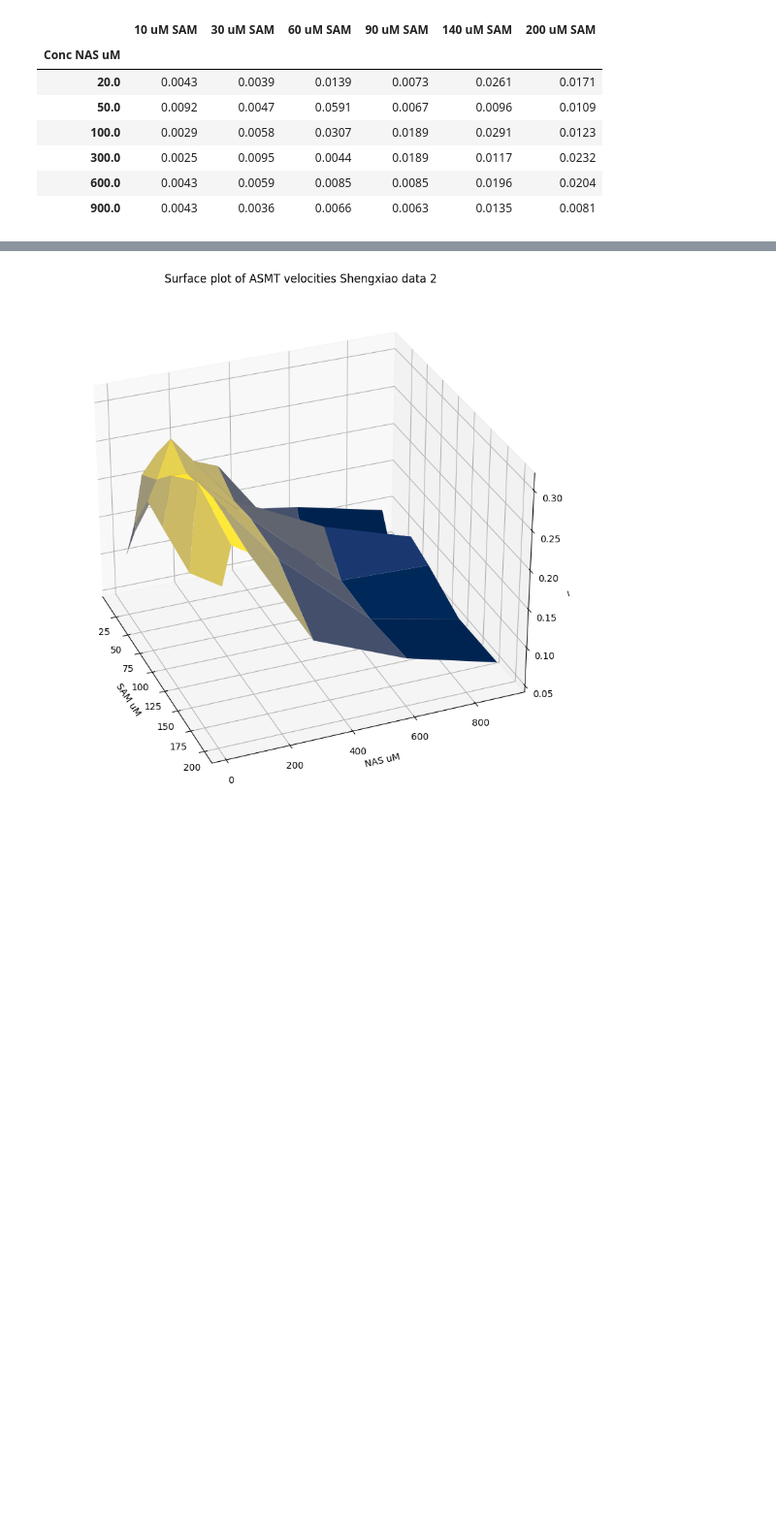
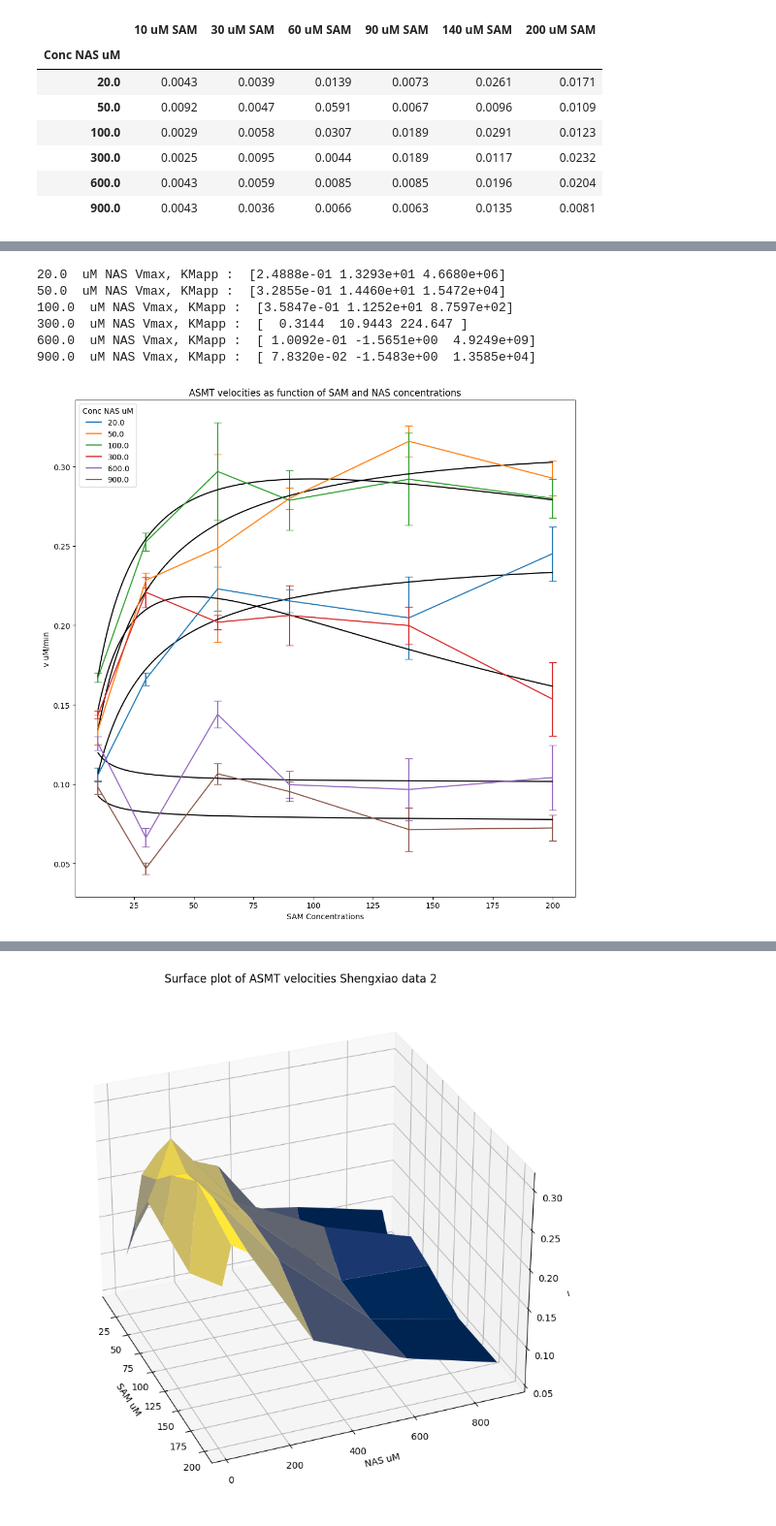
Before and after one commit to Qflow777/BiBi_enzyme_kinetics, a Jupyter notebook: BiBi_seq.ipynb, the cells around one changed output, grey strips where cells are left out. Shown at 97% size. Cells and saved outputs as stored; diff of their text form; code cells hidden in the pictures; blank space fills up the shorter version.

```diff
--- a/BiBi_seq.ipynb
+++ b/BiBi_seq.ipynb
@@ -17,6 +17,23 @@ def michaelis_menten(substrate, v_max, k_m):
       The reaction velocity.
   """
   return (v_max * substrate) / (k_m + substrate)
+# %%
+import numpy as np
+from scipy.optimize import curve_fit
+
+def michaelis_menten_substrate_inhibition(substrate, v_max, k_m, k_i):
+  """
+  This function defines the Michaelis-Menten equation.
+
+  Args:
+      substrate: The concentration of the substrate.
+      v_max: The maximum reaction velocity.
+      k_m: The Michaelis constant.
+
+  Returns:
+      The reaction velocity.
+  """
+  return (v_max * substrate) / (k_m + substrate + substrate*substrate/k_i)
 # %% [markdown]
 From Marangoni, Alejandro G., Enzyme kinetics : A modern approach 2003, Wiley
 ![picture](https://drive.google.com/uc?id=1WuEcGPH00CQM7L2Eivc4Oed3s5TIFjEj)
@@ -433 +529,52 @@ plt.show()
+# %%
+# Plot for fixed NAS conc and fit MM equation with substrate inhibition see e.g.:
+
+'''
+Vallejos-Baccelliere, G., Kaufman, S. B., González-Lebrero, R. M., Castro-Fernandez, V., & Guixé, V. (2022).
+Characterisation of kinetics, substrate inhibition and product activation by
+AMP of bifunctional ADP-dependent glucokinase/phosphofructokinase from Methanococcus maripaludis.
+FEBS Journal, 289(23), 7519–7536. https://doi.org/10.1111/febs.16557
+'''
+
+import matplotlib.pyplot as plt
+plt.rcParams["figure.figsize"] = (10, 10)
+
+
+c_NAS = np.array([20,50,100,300,600,900])
+c_SAM = np.array([10, 30, 60, 90, 140, 200])
+c_SAM_fit = np.arange(10,200,.1)
+
+
+velocities.columns = c_SAM
+velocities_esds.columns = c_SAM
+
+velocities.T.plot(yerr = velocities_esds.T, capsize = 5, ecolor = None, style="o")
+
+for col in velocities.T:
+  col_array = velocities.T[col].to_numpy()  # Convert the Series to a NumPy array
+  optimizedParameters, pcov = curve_fit(michaelis_menten_substrate_inhibition, c_SAM, col_array)
+  print(col, ' uM NAS Vmax, KMapp : ', optimizedParameters)
+  plt.plot(c_SAM_fit, michaelis_menten_substrate_inhibition(c_SAM_fit, *optimizedParameters), label=optimizedParameters, color = '0')
+
+'''
+for index, row in velocities.iterrows():
+  row_array = row.to_numpy()  # Convert the Series to a NumPy array
+  optimizedParameters, pcov = curve_fit(michaelis_menten, c_SAM, row_array)
+  print(index, ' uM NAS Vmax, KMapp : ', optimizedParameters)
+  plt.plot(c_SAM_fit, michaelis_menten(c_SAM_fit, *optimizedParameters), label=optimizedParameters, color = '0')
+'''
+plt.xlabel("SAM Concentrations")
+plt.ylabel("v uM/min")
+plt.title("ASMT velocities as function of SAM and NAS concentrations")
+
+plt.tight_layout()
+plt.show()
+# %% [output]
+20.0  uM NAS Vmax, KMapp :  [2.4888e-01 1.3293e+01 4.6680e+06]
+50.0  uM NAS Vmax, KMapp :  [3.2855e-01 1.4460e+01 1.5472e+04]
+100.0  uM NAS Vmax, KMapp :  [3.5847e-01 1.1252e+01 8.7597e+02]
+300.0  uM NAS Vmax, KMapp :  [  0.3144  10.9443 224.647 ]
+600.0  uM NAS Vmax, KMapp :  [ 1.0092e-01 -1.5651e+00  4.9249e+09]
+900.0  uM NAS Vmax, KMapp :  [ 7.8320e-02 -1.5483e+00  1.3585e+04]
+[figure, added]
 # %%
```
Also changed, not shown: parts of 11 cells of this notebook.
